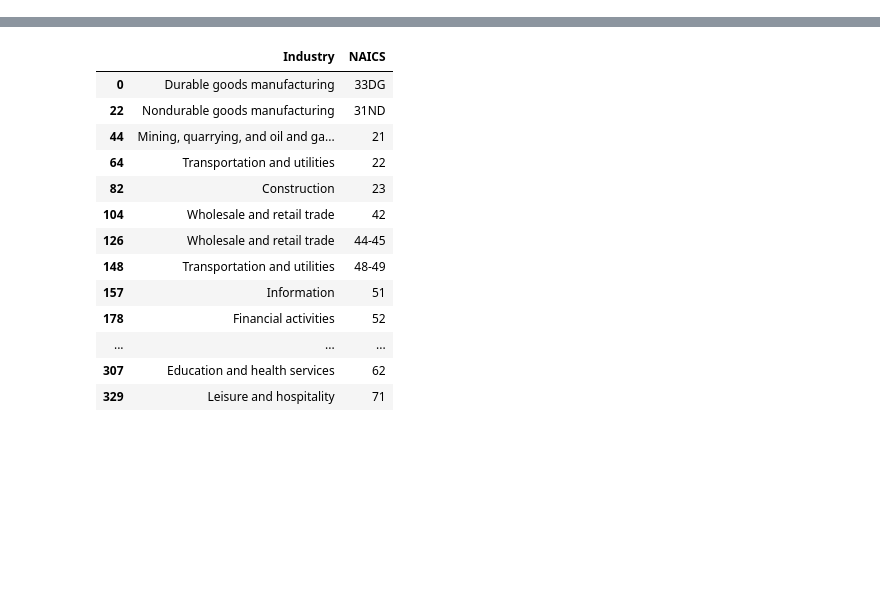
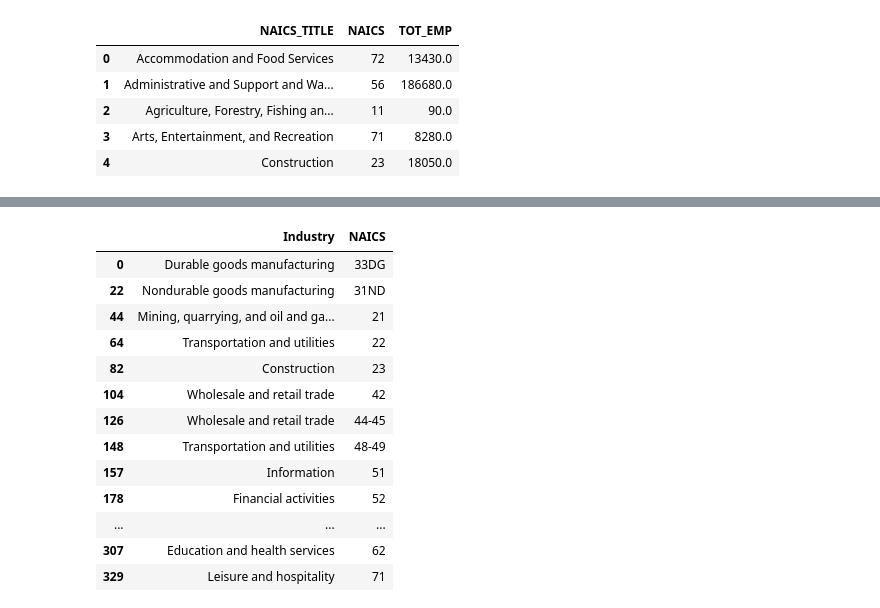
Before and after one commit to hs97/UnemploymentNetwork, a Jupyter notebook: new_code/occupation.ipynb, the cells around one changed output, grey strips where cells are left out. Saved outputs shown, nothing was run; the diff lists cells and outputs as text; code cells hidden in the pictures; blank space fills up the shorter version.

```diff
--- a/new_code/occupation.ipynb
+++ b/new_code/occupation.ipynb
@@ -6,0 +14,15 @@ from matplotlib.colors import LogNorm, Normalize
+# %%
+# Compute HR count for non-manufacturing
+hr = occ_by_ind[occ_by_ind['OCC_TITLE'].str.lower().str.contains('human resources')]
+hr = hr[hr['O_GROUP'] == 'broad'][['NAICS', "OCC_CODE", 'NAICS_TITLE', "OCC_TITLE", "TOT_EMP"]]
+hr.loc[:, 'TOT_EMP'] = pd.to_numeric(hr['TOT_EMP'], errors='coerce').fillna(0)
+hr = hr.groupby(['NAICS_TITLE', 'NAICS'])['TOT_EMP'].sum().reset_index()
+hr = hr[hr['NAICS'] != '31-33']
+hr.head()
+# %% [output]
+|  | NAICS_TITLE | NAICS | TOT_EMP |
+| 0 | Accommodation and Food Services | 72 | 13430.0 |
+| 1 | Administrative and Support and Wa... | 56 | 186680.0 |
+| 2 | Agriculture, Forestry, Fishing an... | 11 | 90.0 |
+| 3 | Arts, Entertainment, and Recreation | 71 | 8280.0 |
+| 4 | Construction | 23 | 18050.0 |
```
Also changed, not shown: parts of 8 cells of this notebook, 1 other file.
